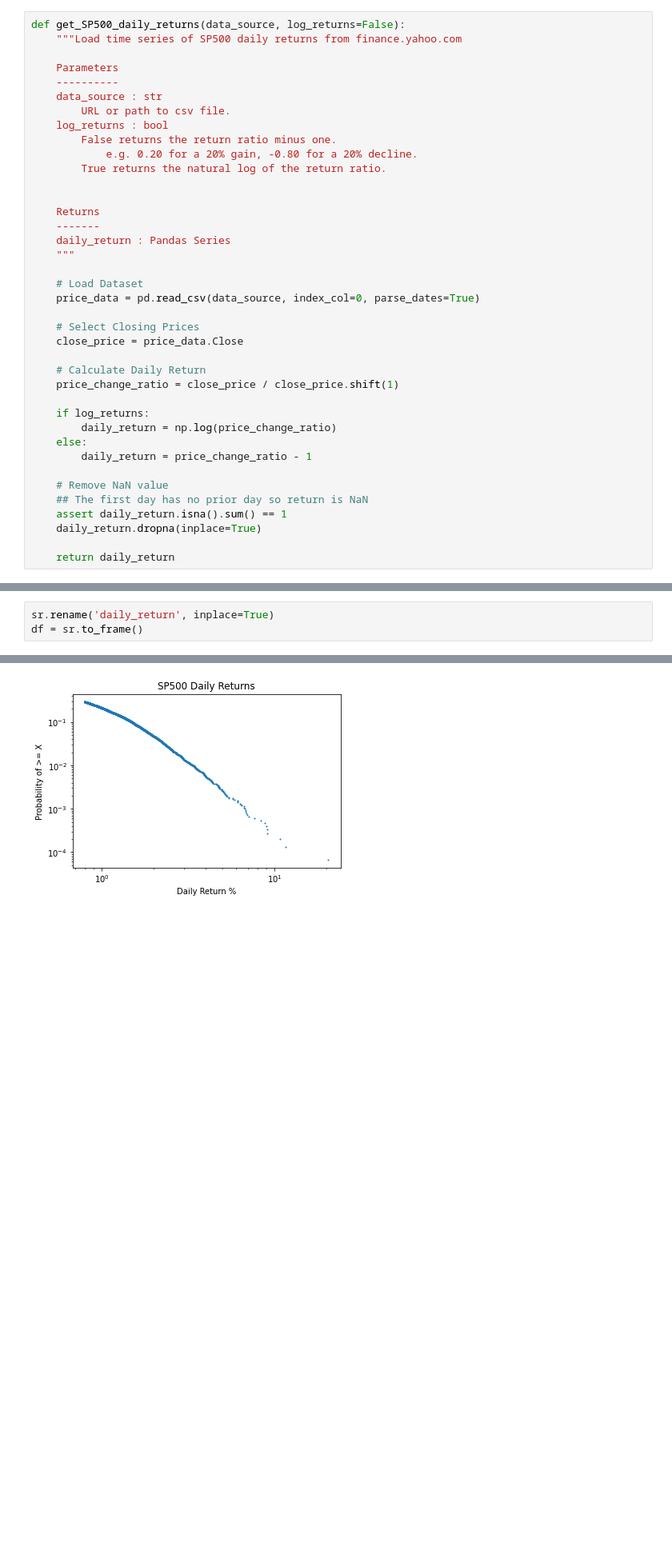
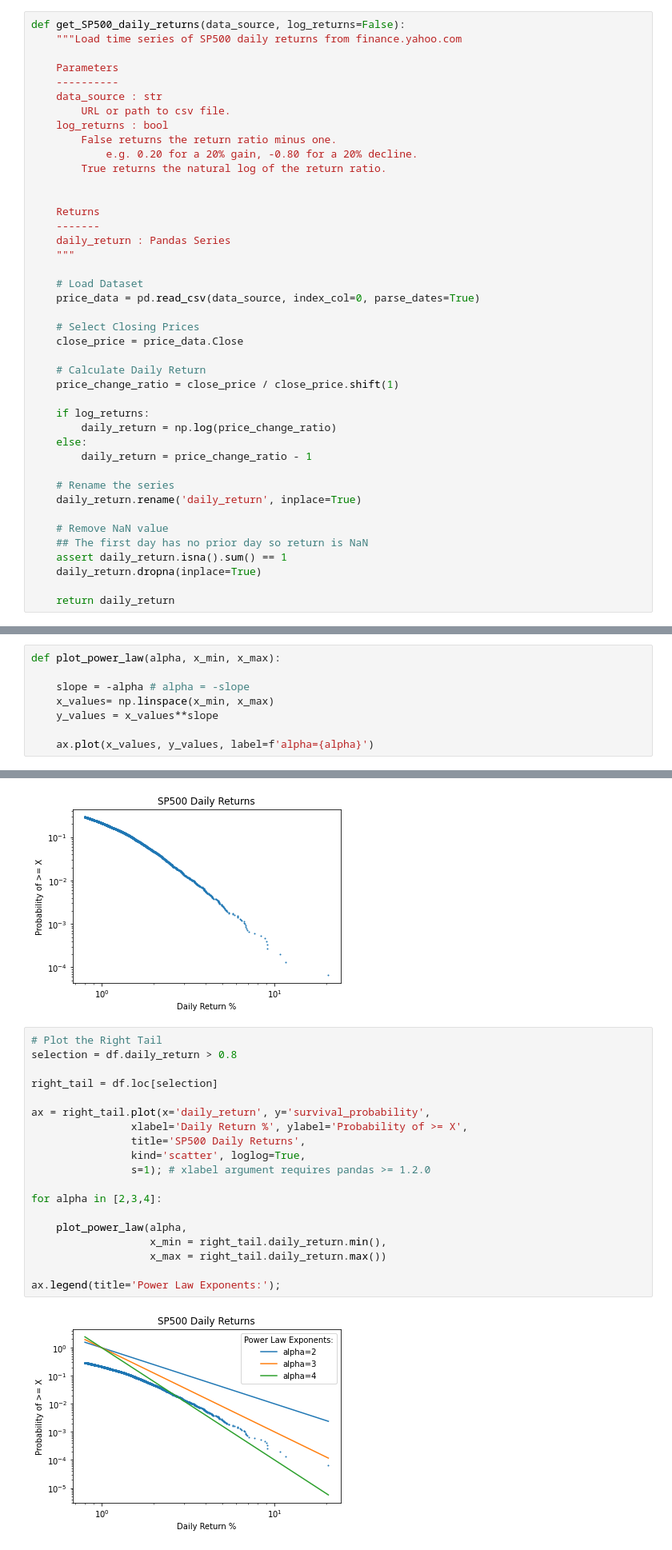
Before and after one commit to FergM/fattails, a Jupyter notebook: notebooks/NB37 - Diagnosing the SP500.ipynb, the cells around one changed output, grey strips where cells are left out. Shown at 80% size. Drawn from its saved outputs; the diff is of its cells as text; blank space fills up the shorter version.

```diff
--- a/notebooks/NB37 - Diagnosing the SP500.ipynb
+++ b/notebooks/NB37 - Diagnosing the SP500.ipynb
@@ -39,6 +39,9 @@ def get_SP500_daily_returns(data_source, log_returns=False):
     else:
         daily_return = price_change_ratio - 1
 
+    # Rename the series
+    daily_return.rename('daily_return', inplace=True)
+
     # Remove NaN value
     ## The first day has no prior day so return is NaN
     assert daily_return.isna().sum() == 1
@@ -97,7 +95,12 @@ import fattails
+# %%
+def plot_power_law(alpha, x_min, x_max):
+
+    slope = -alpha # alpha = -slope
+    x_values= np.linspace(x_min, x_max)
+    y_values = x_values**slope
+
+    ax.plot(x_values, y_values, label=f'alpha={alpha}')
 # %%
 sr = 100*daily_returns.abs()
-# %%
-sr.rename('daily_return', inplace=True)
-df = sr.to_frame()
 # %%
 # Calculate survival probability for each datapoint
@@ -132,6 +137,27 @@ right_tail.plot(x='daily_return', y='survival_probability',
                 s=1); # xlabel argument requires pandas >= 1.2.0
 # %% [output]
 [figure]
+# %%
+# Plot the Right Tail
+selection = df.daily_return > 0.8
+
+right_tail = df.loc[selection]
+
+ax = right_tail.plot(x='daily_return', y='survival_probability',
+                xlabel='Daily Return %', ylabel='Probability of >= X',
+                title='SP500 Daily Returns',
+                kind='scatter', loglog=True,
+                s=1); # xlabel argument requires pandas >= 1.2.0
+
+for alpha in [2,3,4]:
+
+    plot_power_law(alpha,
+                   x_min = right_tail.daily_return.min(),
+                   x_max = right_tail.daily_return.max())
+
+ax.legend(title='Power Law Exponents:');
+# %% [output]
+[figure, added]
 # %% [markdown]
 # Figure 10.2 Convergence of Kurtosis
 Kurtosis is a proxy for fat-tailedness.
```
Also changed, not shown: parts of 28 cells of this notebook.
